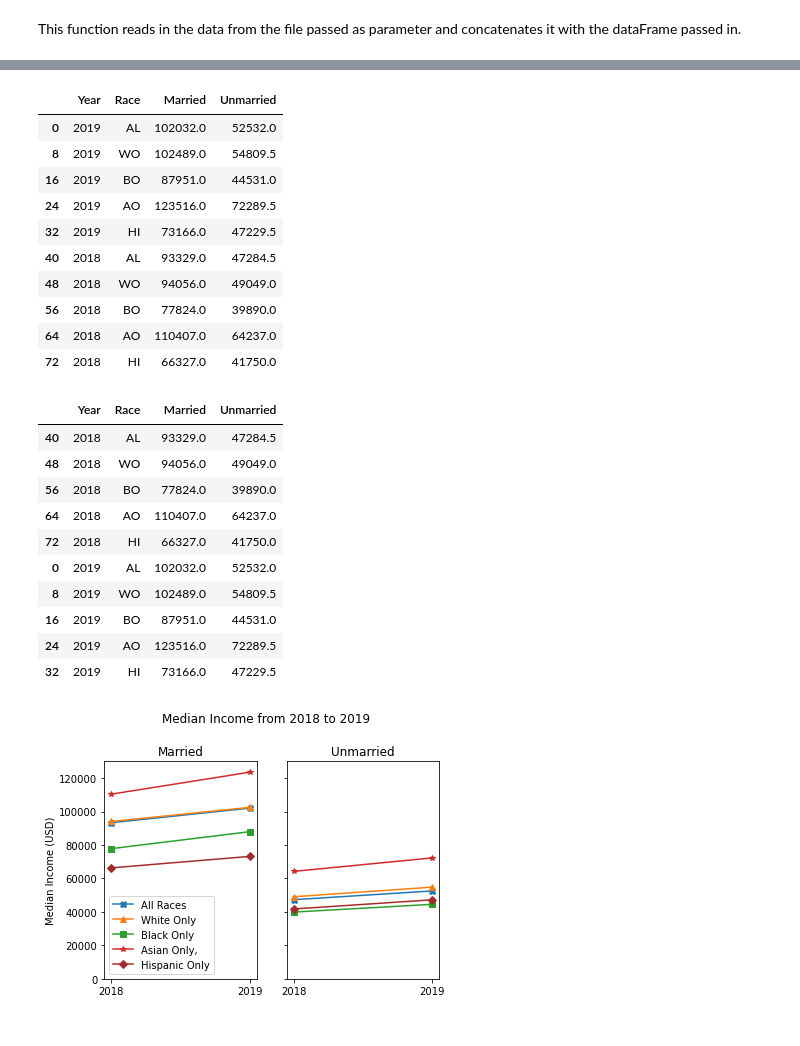
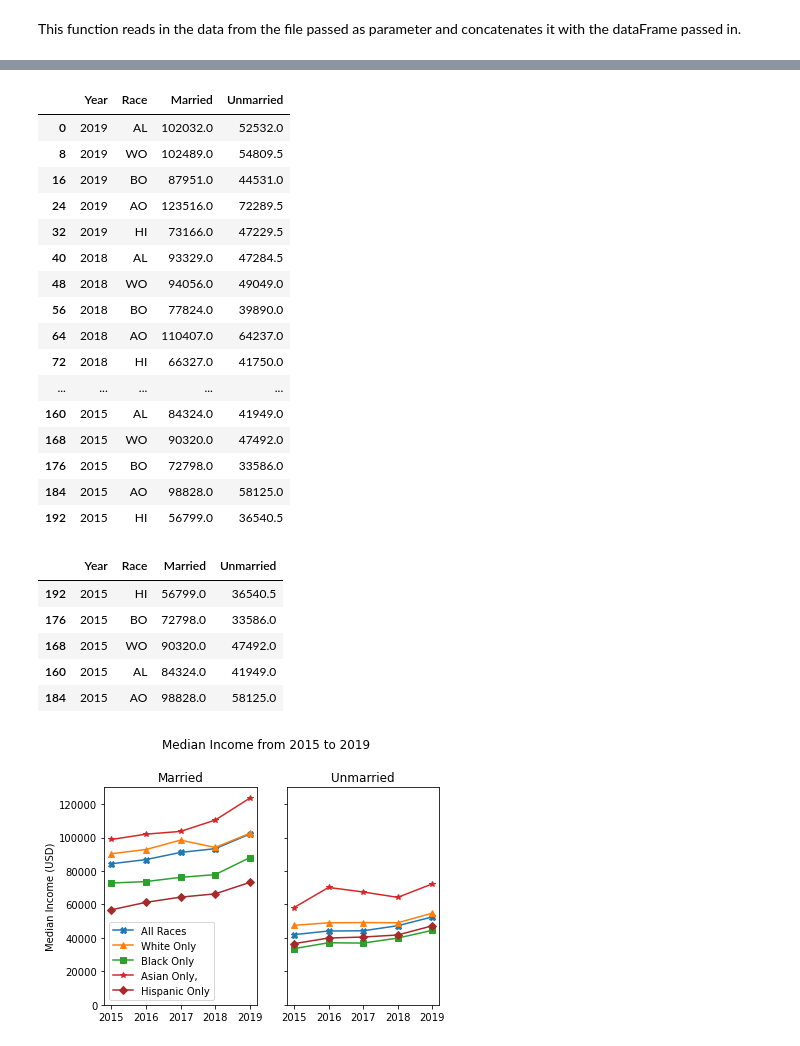
Before and after one commit to j0serobles/UCF_Data_Bootcamp_Project1, a Jupyter notebook: Data_Explore_Cleanup.ipynb, the cells around one changed output, grey strips where cells are left out. Drawn from its saved outputs; the diff is of its cells as text; code cells hidden in the pictures.

```diff
--- a/Data_Explore_Cleanup.ipynb
+++ b/Data_Explore_Cleanup.ipynb
@@ -61,6 +61,40 @@ df = read_file(df, os.path.join('.', 'Resources', 'SourceData', '2018_finc_01_BL
 df = read_file(df, os.path.join('.', 'Resources', 'SourceData', '2018_finc_01_ASIAN_ONLY.xlsx'), "AO", 2018)
 #2018 - Hispanic only
 df = read_file(df, os.path.join('.', 'Resources', 'SourceData', '2018_finc_01_HISP_ONLY.xlsx'),  "HI", 2018)
+
+#----------------------------- 2017 ---------------------------------------------------------#
+#2017 - All races
+df = read_file(df, os.path.join('.', 'Resources', 'SourceData', '2017_finc_01_ALL_RACES.xlsx'),  "AL", 2017)
+#2017 - White only
+df = read_file(df, os.path.join('.', 'Resources', 'SourceData', '2017_finc_01_WHITE_ONLY.xlsx'), "WO", 2017)
+#2017 - Black only
+df = read_file(df, os.path.join('.', 'Resources', 'SourceData', '2017_finc_01_BLACK_ONLY.xlsx'), "BO", 2017)
+#2017 - Asian only
+df = read_file(df, os.path.join('.', 'Resources', 'SourceData', '2017_finc_01_ASIAN_ONLY.xlsx'), "AO", 2017)
+#2017 - Hispanic only
+df = read_file(df, os.path.join('.', 'Resources', 'SourceData', '2017_finc_01_HISP_ONLY.xlsx'),  "HI", 2017)
+#----------------------------- 2016 ---------------------------------------------------------#
+#2016 - All races
+df = read_file(df, os.path.join('.', 'Resources', 'SourceData', '2016_finc_01_ALL_RACES.xlsx'),  "AL", 2016)
+#2016 - White only
+df = read_file(df, os.path.join('.', 'Resources', 'SourceData', '2016_finc_01_WHITE_ONLY.xlsx'), "WO", 2016)
+#2016 - Black only
+df = read_file(df, os.path.join('.', 'Resources', 'SourceData', '2016_finc_01_BLACK_ONLY.xlsx'), "BO", 2016)
+#2016 - Asian only
+df = read_file(df, os.path.join('.', 'Resources', 'SourceData', '2016_finc_01_ASIAN_ONLY.xlsx'), "AO", 2016)
+#2016 - Hispanic only
+df = read_file(df, os.path.join('.', 'Resources', 'SourceData', '2016_finc_01_HISP_ONLY.xlsx'),  "HI", 2016)
+#----------------------------- 2015 ---------------------------------------------------------#
+#2015 - All races
+df = read_file(df, os.path.join('.', 'Resources', 'SourceData', '2015_finc_01_ALL_RACES.xlsx'),  "AL", 2015)
+#2015 - White only
+df = read_file(df, os.path.join('.', 'Resources', 'SourceData', '2015_finc_01_WHITE_ONLY.xlsx'), "WO", 2015)
+#2015 - Black only
+df = read_file(df, os.path.join('.', 'Resources', 'SourceData', '2015_finc_01_BLACK_ONLY.xlsx'), "BO", 2015)
+#2015 - Asian only
+df = read_file(df, os.path.join('.', 'Resources', 'SourceData', '2015_finc_01_ASIAN_ONLY.xlsx'), "AO", 2015)
+#2015 - Hispanic only
+df = read_file(df, os.path.join('.', 'Resources', 'SourceData', '2015_finc_01_HISP_ONLY.xlsx'),  "HI", 2015)
 # %%
 df = df[['Characteristic', 'Value Type', 'Race', 'Year', 'All primary families', 'Married-couple families',\
      'Male householder, no spouse present', 'Female householder, no spouse present', 'Unrelated subfamilies']]
@@ -109,23 +141,24 @@ line_plot_df
 | 56 | 2018 | BO | 77824.0 | 39890.0 |
 | 64 | 2018 | AO | 110407.0 | 64237.0 |
 | 72 | 2018 | HI | 66327.0 | 41750.0 |
+| ... | ... | ... | ... | ... |
+| 160 | 2015 | AL | 84324.0 | 41949.0 |
+| 168 | 2015 | WO | 90320.0 | 47492.0 |
+| 176 | 2015 | BO | 72798.0 | 33586.0 |
+| 184 | 2015 | AO | 98828.0 | 58125.0 |
+| 192 | 2015 | HI | 56799.0 | 36540.5 |
 # %%
 #df["Year"].unique()
 #df[ df["Race"]=="AL"]["Married"]
 line_plot_df.sort_values("Year",inplace=True)
-line_plot_df
+line_plot_df[line_plot_df["Year"]== 2015]
 # %% [output]
 |  | Year | Race | Married | Unmarried |
-| 40 | 2018 | AL | 93329.0 | 47284.5 |
-| 48 | 2018 | WO | 94056.0 | 49049.0 |
-| 56 | 2018 | BO | 77824.0 | 39890.0 |
-| 64 | 2018 | AO | 110407.0 | 64237.0 |
-| 72 | 2018 | HI | 66327.0 | 41750.0 |
-| 0 | 2019 | AL | 102032.0 | 52532.0 |
-| 8 | 2019 | WO | 102489.0 | 54809.5 |
-| 16 | 2019 | BO | 87951.0 | 44531.0 |
-| 24 | 2019 | AO | 123516.0 | 72289.5 |
-| 32 | 2019 | HI | 73166.0 | 47229.5 |
+| 192 | 2015 | HI | 56799.0 | 36540.5 |
+| 176 | 2015 | BO | 72798.0 | 33586.0 |
+| 168 | 2015 | WO | 90320.0 | 47492.0 |
+| 160 | 2015 | AL | 84324.0 | 41949.0 |
+| 184 | 2015 | AO | 98828.0 | 58125.0 |
 # %%
 # Plot the median income as two-axis line charts, one for Unmarried, one for Married
 fig, (ax1,ax2) = plt.subplots(1,2, sharey=True)
@@ -157,35 +190,35 @@ med_inc_all_unmarried, = ax2.plot(years,line_plot_df[line_plot_df["Race"]=="AL"]
 med_inc_wo_unmarried, = ax2.plot(years,line_plot_df[line_plot_df["Race"]=="WO"]["Unmarried"],\
      label="White Only", marker="^" )
 
 med_inc_bo_unmarried, = ax2.plot(years,line_plot_df[line_plot_df["Race"]=="BO"]["Unmarried"],\
      label="Black Only", marker="s" )
 
 
 med_inc_ao_unmarried, = ax2.plot(years,line_plot_df[line_plot_df["Race"]=="AO"]["Unmarried"],\
      label="Asian Only", marker="*" )
 
 med_inc_hi_unmarried, = ax2.plot(years,line_plot_df[line_plot_df["Race"]=="HI"]["Unmarried"],color="brown",\
      label="Hispanic Only", marker="D" )
 
 # Create a legend
 ax1.legend(handles=[med_inc_all_married, med_inc_wo_married, med_inc_bo_married, med_inc_ao_married,\
     med_inc_hi_married], loc="best")
 
 # Y-Limits
 ax1.set_ylim([0,130000])
 ax2.set_ylim([0,130000])
 
 #Labels and titles
 ax1.set_title('Married')
 ax1.set_ylabel('Median Income (USD)')
 ax2.set_title('Unmarried')
-fig.suptitle(y=1.05, t='Median Income from 2018 to 2019')
+fig.suptitle(y=1.05, t='Median Income from 2015 to 2019')
 
 
 # Show the chart
 plt.show()
 # %% [output]
-[figure, old version]
+[figure, new version]
 # %%
 fig, ax = plt.subplots()
 fig.suptitle('Median Income Per Year - Primary Households', y=1.04)
```
Also changed, not shown: parts of 8 cells of this notebook.
